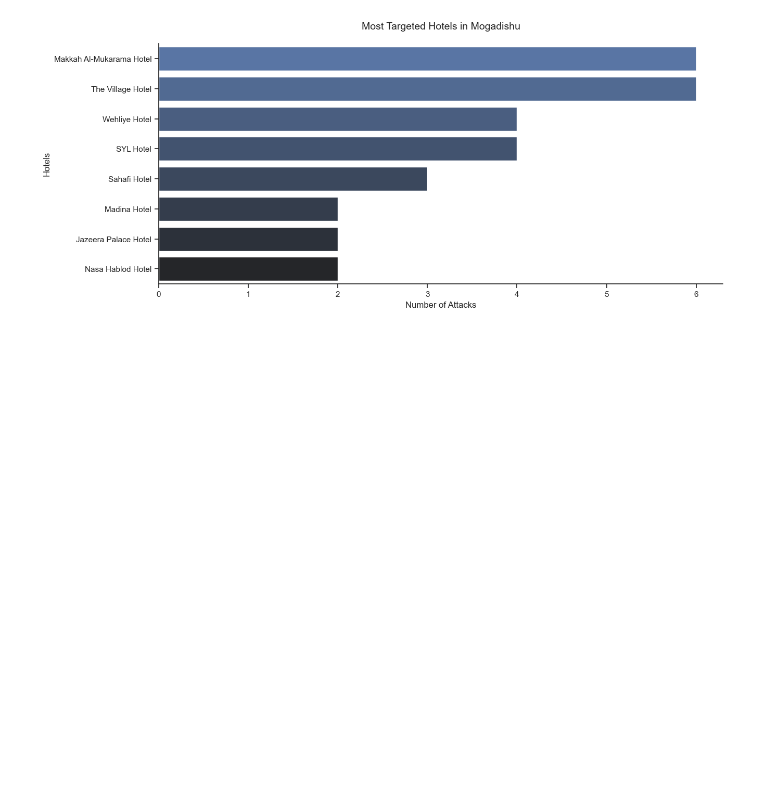
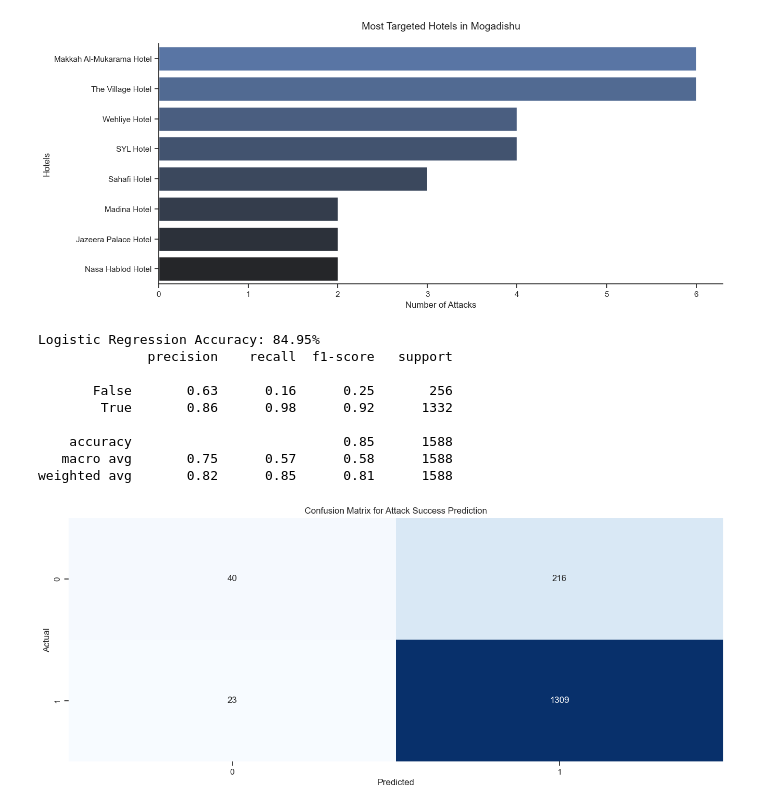
Before and after one commit to awcaliyare/terrorism_in_somalia, a Jupyter notebook: somalia_terrorism.ipynb, the cells around one changed output. Saved outputs shown, nothing was run; the diff lists cells and outputs as text; code cells hidden in the pictures; blank space fills up the shorter version.

Commit message:
with models updated

```diff
--- a/somalia_terrorism.ipynb
+++ b/somalia_terrorism.ipynb
@@ -1739,3 +1739,49 @@ sns.despine()
 plt.show()
 # %% [output]
 [figure]
+# %%
+from sklearn.model_selection import train_test_split
+from sklearn.linear_model import LogisticRegression
+from sklearn.metrics import accuracy_score, confusion_matrix, classification_report
+import seaborn as sns
+import matplotlib.pyplot as plt
+
+# Define the features and target
+X = df[['attack_type', 'weapon_type', 'target_type']]  # Use your specific columns
+X = pd.get_dummies(X, drop_first=True)  # Convert categorical to dummy variables
+y = df['success']  # Target: Success of the attack
+
+# Split data into training and test sets
+X_train, X_test, y_train, y_test = train_test_split(X, y, test_size=0.3, random_state=42)
+
+# Fit the logistic regression model
+logreg = LogisticRegression(max_iter=1000)
+logreg.fit(X_train, y_train)
+
+# Predict on test data
+y_pred = logreg.predict(X_test)
+
+# Evaluate model performance
+accuracy = accuracy_score(y_test, y_pred)
+print(f'Logistic Regression Accuracy: {accuracy * 100:.2f}%')
+print(classification_report(y_test, y_pred))
+
+# Confusion matrix visualization
+plt.figure(figsize=(16, 6))
+conf_matrix = confusion_matrix(y_test, y_pred)
+sns.heatmap(conf_matrix, annot=True, fmt='d', cmap='Blues', cbar=False)
+plt.title('Confusion Matrix for Attack Success Prediction')
+plt.ylabel('Actual')
+plt.xlabel('Predicted')
+plt.show()
+# %% [output]
+Logistic Regression Accuracy: 84.95%
+              precision    recall  f1-score   support
+
+       False       0.63      0.16      0.25       256
+        True       0.86      0.98      0.92      1332
+
+    accuracy                           0.85      1588
+   macro avg       0.75      0.57      0.58      1588
+weighted avg       0.82      0.85      0.81      1588
+[figure, added]
```
Also changed, not shown: parts of 2 cells of this notebook.
